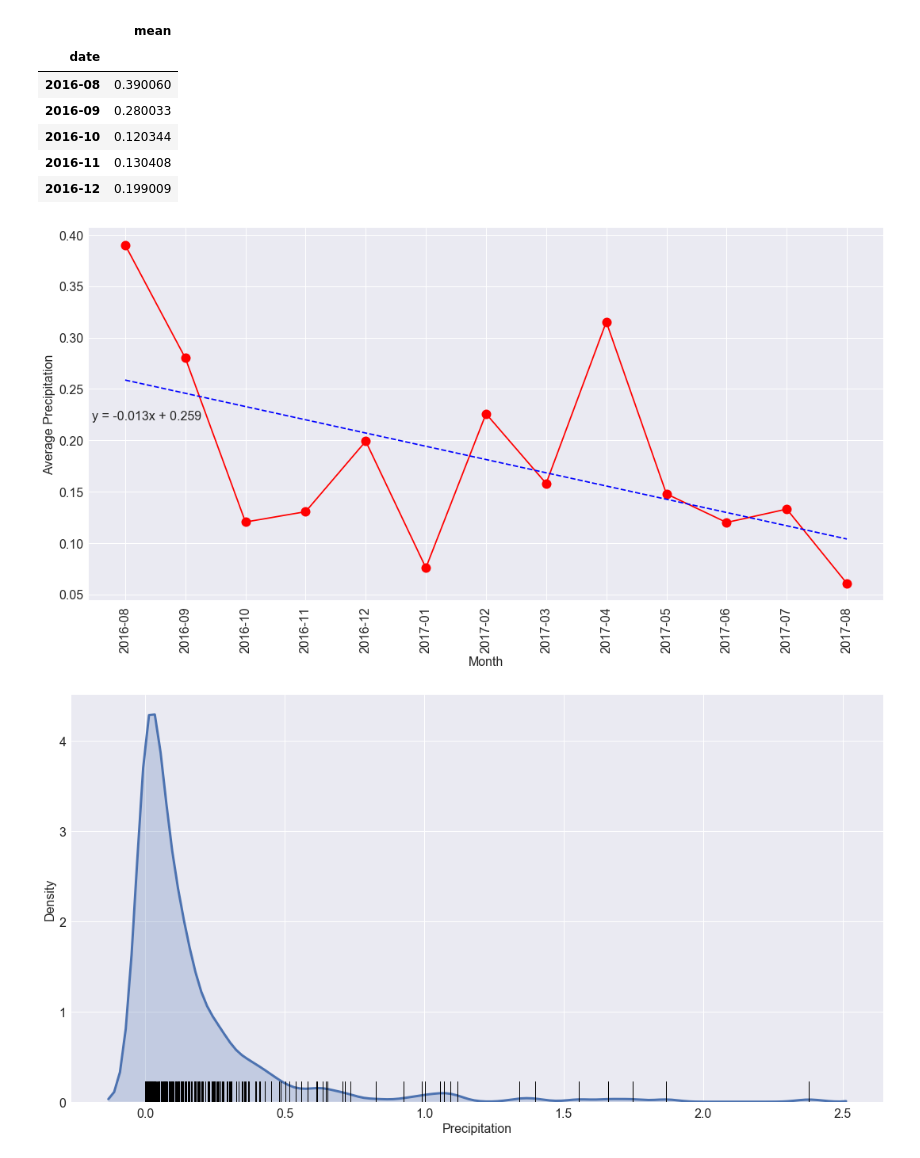
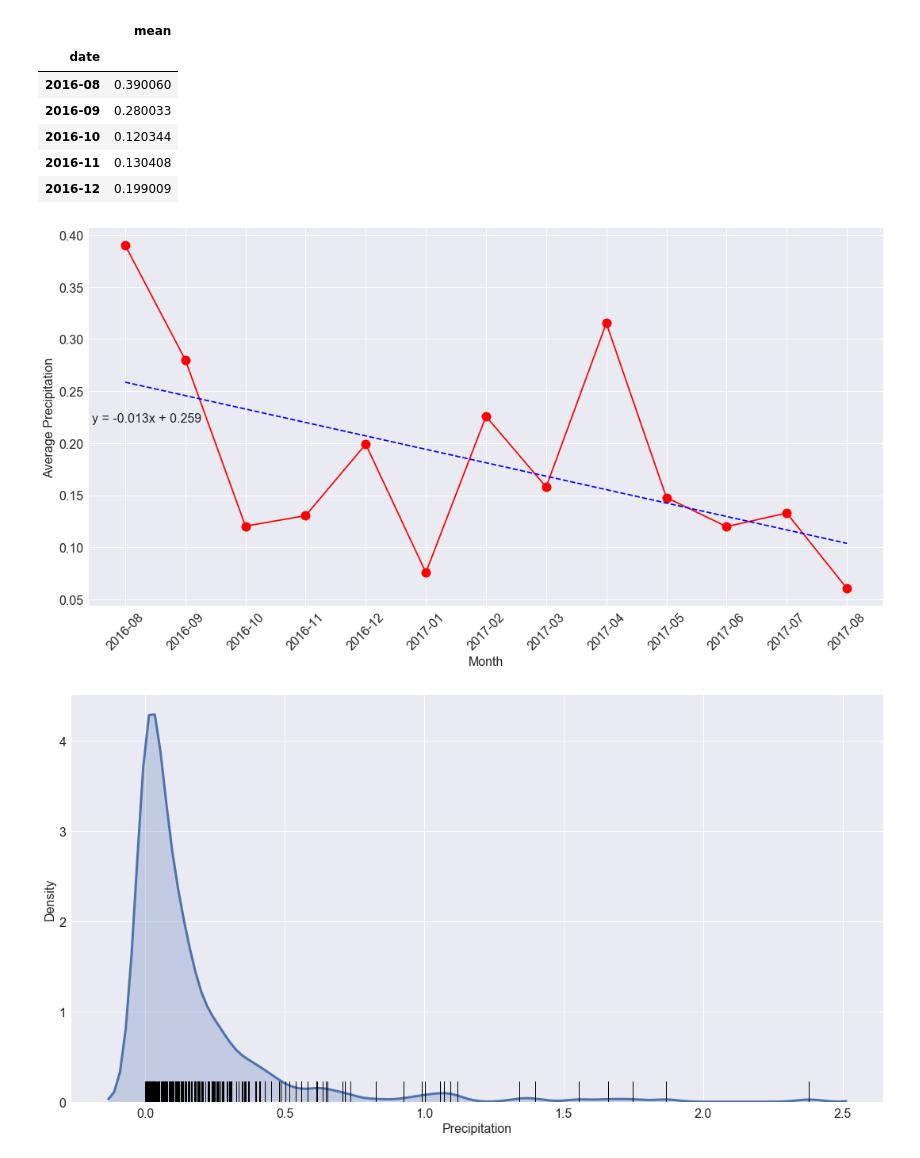
Before and after one commit to rochiecuevas/climate_analysis, a Jupyter notebook: climate_starter.ipynb, the cells around one changed output. Cells and saved outputs as stored; diff of their text form; code cells hidden in the pictures.

```diff
--- a/climate_starter.ipynb
+++ b/climate_starter.ipynb
@@ -100,6 +103,6 @@ end_date = Latest_date[0]
 # %%
 # Calculate the date 1 year ago from the last data point in the database
-year_ago = dt.date(2017, 8, 23) - dt.timedelta(days = 365)
+year_ago = dt.date(int(end_date[0:4]), int(end_date[5:7]), int(end_date[8:11])) - dt.timedelta(days = 365)
 start_date = str(year_ago)
 # %%
 # Select the columns for the analyses
@@ -193,28 +198,28 @@ pptn_df_monthly_avg.head()
 # %%
 # Monthly precipitation averages for one year
 x = np.arange(len(pptn_df_monthly_avg.index))
 y = pptn_df_monthly_avg["mean"].values
 plt.figure(figsize = (15,8))
 plt.plot(x, y, marker = "o", markersize = 12, color = "red")
 
 # Calculate the trendline (linear fitting)
 # Resource: http://widu.tumblr.com/post/43624347354/matplotlib-trendline
 z = np.polyfit(x, y, 1)
 p = np.poly1d(z)
 plt.plot(x, p(x),"b--")
 
 # the line equation:
 equation = (f"y = %.3fx + %.3f"%(z[0],z[1]))
 
 # Plot attributes
 plt.text(-0.55,0.22, equation, fontsize = 16)
 plt.ylabel("Average Precipitation", fontsize = 16)
 plt.xlabel("Month", fontsize = 16)
-plt.xticks(x, pptn_df_monthly_avg.index.values, rotation = 90)
+plt.xticks(x, pptn_df_monthly_avg.index.values, rotation = 45)
 plt.tight_layout()
 plt.savefig("Images/pptn_monthly_avg.svg")
 # %% [output]
-[figure, old version]
+[figure, new version]
 # %%
 # Precipitation distribution
 plt.figure(figsize = (15,8))
```
Also changed, not shown: parts of 12 cells of this notebook, 11 other files.
